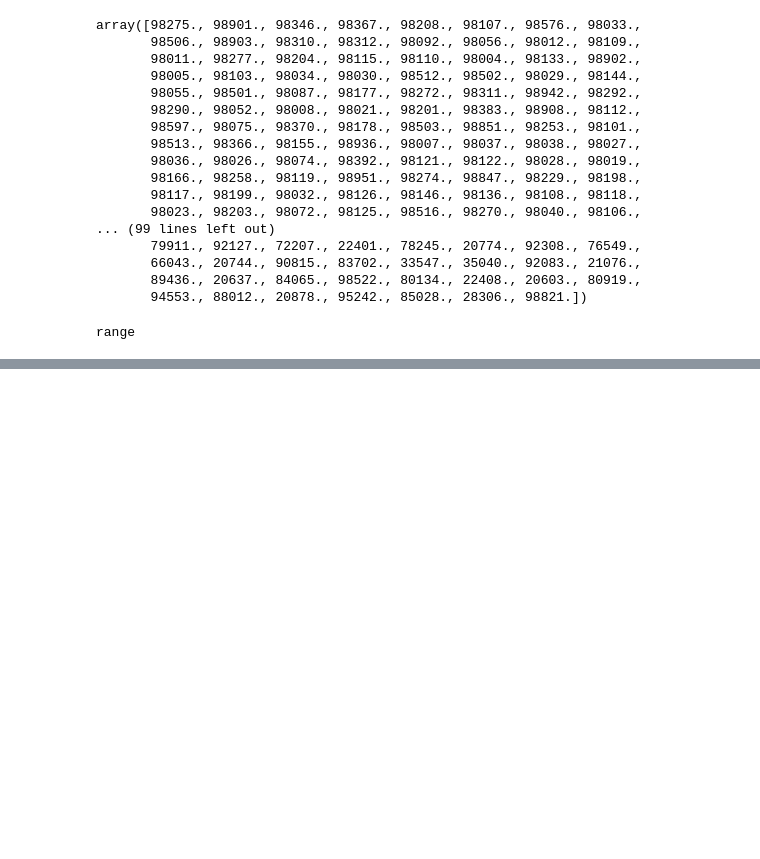
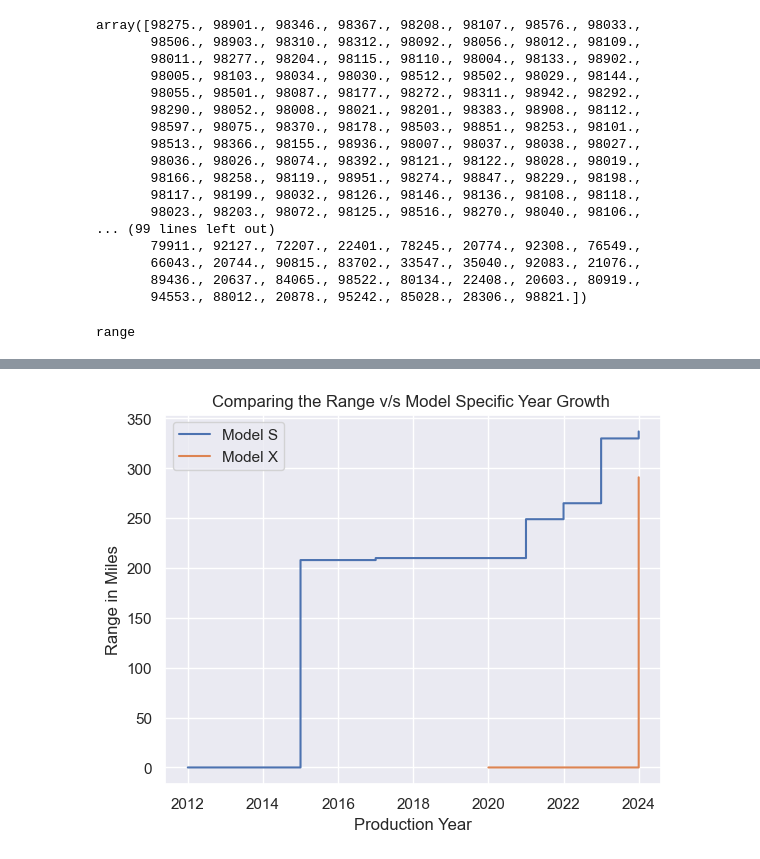
Before and after one commit to SianRods/Data-Science-ML, a Jupyter notebook: Practice Projects/DA-Electric_Vehicle.ipynb, the cells around one changed output, grey strips where cells are left out. Cells and saved outputs as stored; diff of their text form; code cells hidden in the pictures; blank space fills up the shorter version.

```diff
--- a/Practice Projects/DA-Electric_Vehicle.ipynb
+++ b/Practice Projects/DA-Electric_Vehicle.ipynb
@@ -557,0 +603,9 @@ range
+# %%
+plt.title("Comparing the Range v/s Model Specific Year Growth ")
+plt.xlabel("Production Year")
+plt.ylabel("Range in Miles")
+plt.plot(bev_vehicles_df[bev_vehicles_df['Model']=='MODEL S']['Model Year'].sort_values(),bev_vehicles_df[bev_vehicles_df['Model']=='MODEL S']['Electric Range'].sort_values())
+plt.plot(bev_vehicles_df[bev_vehicles_df['Model']=='MODEL Y']['Model Year'].sort_values(),bev_vehicles_df[bev_vehicles_df['Model']=='MODEL Y']['Electric Range'].sort_values())
+plt.legend(['Model S','Model X']);
+# %% [output]
+[figure, added]
```
Also changed, not shown: parts of 18 cells of this notebook.
